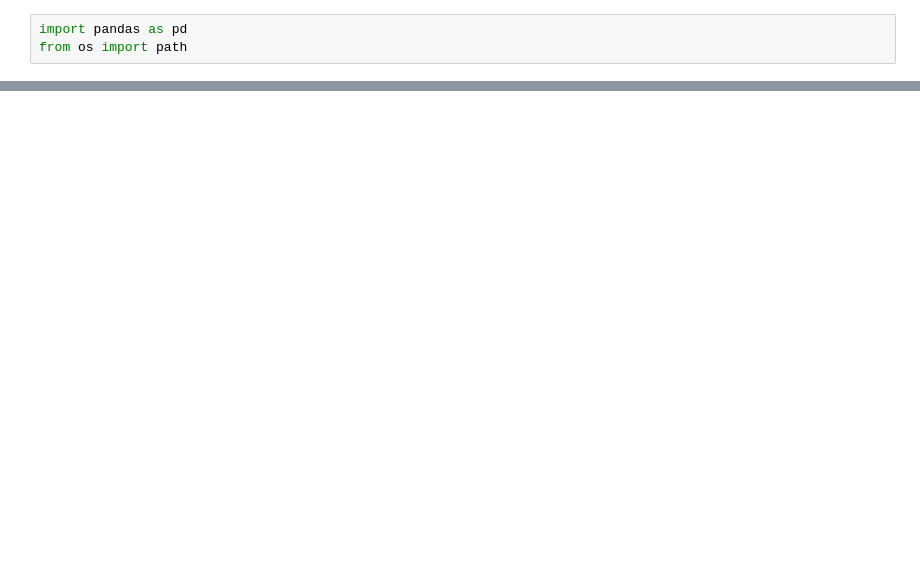
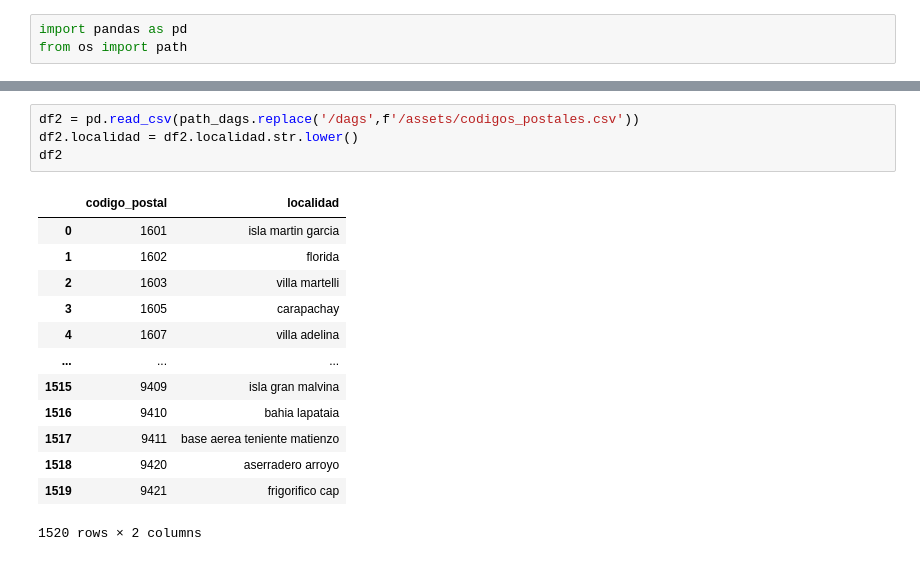
Before and after one commit to alkemyTech/OT301-python, a Jupyter notebook: airflow/dags/main.ipynb, the cells around one changed output, grey strips where cells are left out. Drawn from its saved outputs; the diff is of its cells as text; blank space fills up the shorter version.

```diff
--- a/airflow/dags/main.ipynb
+++ b/airflow/dags/main.ipynb
@@ -22,0 +65,18 @@ df
+# %%
+df2 = pd.read_csv(path_dags.replace('/dags',f'/assets/codigos_postales.csv'))
+df2.localidad = df2.localidad.str.lower()
+df2
+# %% [output]
+|  | codigo_postal | localidad |
+| 0 | 1601 | isla martin garcia |
+| 1 | 1602 | florida |
+| 2 | 1603 | villa martelli |
+| 3 | 1605 | carapachay |
+| 4 | 1607 | villa adelina |
+| ... | ... | ... |
+| 1515 | 9409 | isla gran malvina |
+| 1516 | 9410 | bahia lapataia |
+| 1517 | 9411 | base aerea teniente matienzo |
+| 1518 | 9420 | aserradero arroyo |
+| 1519 | 9421 | frigorifico cap |
+1520 rows × 2 columns
```
Also changed, not shown: parts of 8 cells of this notebook, 9 other files.
